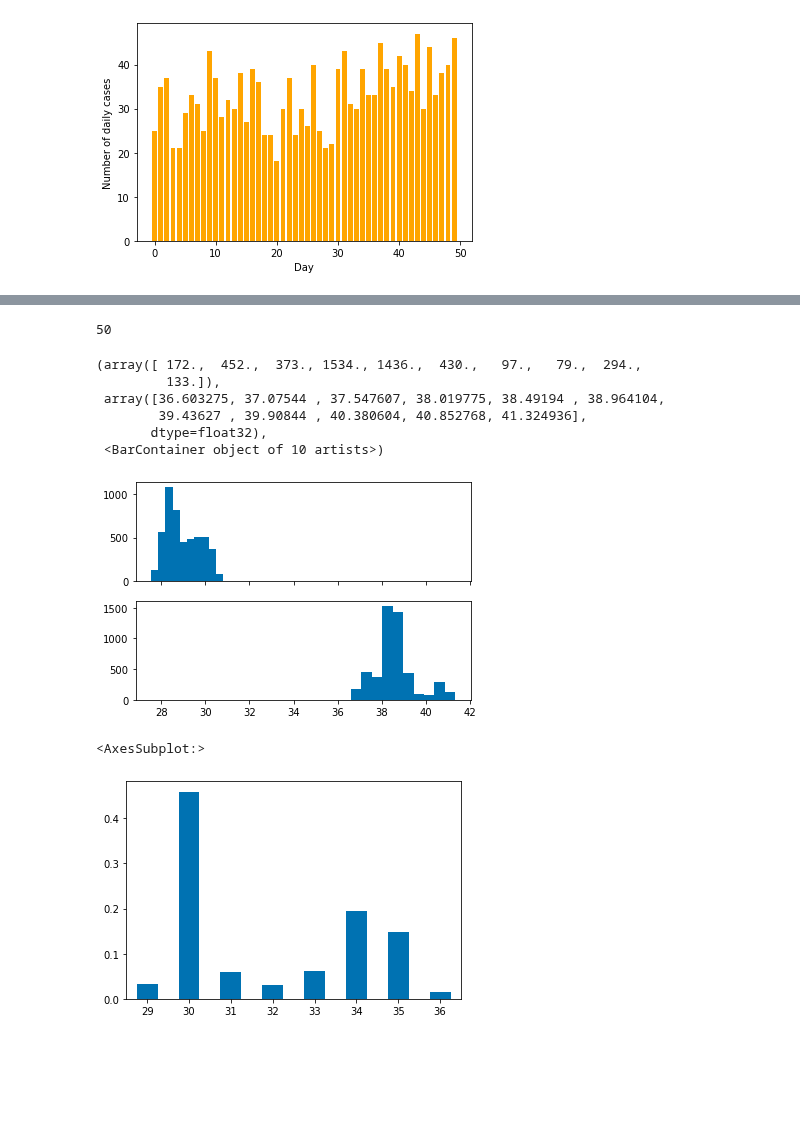
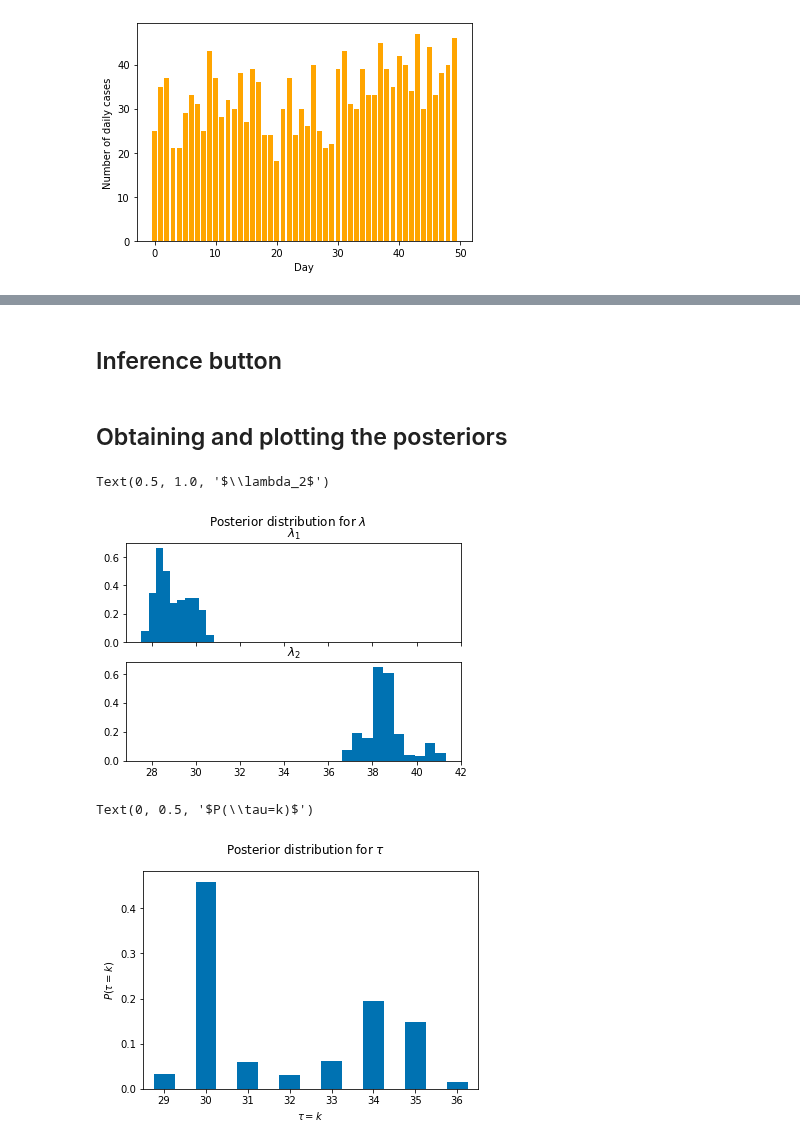
Before and after one commit to nipunbatra/blog-old, a Jupyter notebook: _notebooks/2021-08-20-Bayesian.ipynb, the cells around one changed output, grey strips where cells are left out. Saved outputs shown, nothing was run; the diff lists cells and outputs as text; code cells hidden in the pictures; blank space fills up the shorter version.

```diff
--- a/_notebooks/2021-08-20-Bayesian.ipynb
+++ b/_notebooks/2021-08-20-Bayesian.ipynb
@@ -164,14 +192,14 @@ def model(data):
 
     with pyro.plate("data", data.size(0)):
         pyro.sample("obs",dist.Poisson(lambda_), obs=data)
-# %%
-torch.tensor(data).size(0)
-# %% [output]
-50
+# %% [markdown]
+## Inference button
 # %%
 kernel = NUTS(model, jit_compile=True, ignore_jit_warnings=True, max_tree_depth=3)
 posterior = MCMC(kernel, num_samples=5000, warmup_steps=2000)
 posterior.run(torch.from_numpy(data));
+# %% [markdown]
+## Obtaining and plotting the posteriors
 # %%
 hmc_samples = {k: v.detach().cpu().numpy() for k, v in posterior.get_samples().items()}
 lambda_1_samples = hmc_samples['lambda_1']
@@ -179,18 +207,19 @@ lambda_2_samples = hmc_samples['lambda_2']
 tau_samples = (hmc_samples['tau'] * torch.from_numpy(data).size(0) + 1).astype(int)
 # %%
 fig, ax  = plt.subplots(nrows=2, sharex=True)
-ax[0].hist(lambda_1_samples)
-ax[1].hist(lambda_2_samples)
+ax[0].hist(lambda_1_samples, density=True)
+ax[1].hist(lambda_2_samples, density=True)
+plt.suptitle(r"Posterior distribution for $\lambda$")
+ax[0].set_title(r"$\lambda_1$")
+ax[1].set_title(r"$\lambda_2$")
 # %% [output]
-(array([ 172.,  452.,  373., 1534., 1436.,  430.,   97.,   79.,  294.,
-         133.]),
- array([36.603275, 37.07544 , 37.547607, 38.019775, 38.49194 , 38.964104,
-        39.43627 , 39.90844 , 40.380604, 40.852768, 41.324936],
-       dtype=float32),
- <BarContainer object of 10 artists>)
+Text(0.5, 1.0, '$\\lambda_2$')
-[figure, old version]
+[figure, new version]
 # %%
 (pd.Series(tau_samples).value_counts()/5000).sort_index().plot(kind='bar',rot=0)
+plt.suptitle(r"Posterior distribution for $\tau$")
+plt.xlabel(r"$\tau=k$")
+plt.ylabel(r"$P(\tau=k)$")
 # %% [output]
-<AxesSubplot:>
+Text(0, 0.5, '$P(\\tau=k)$')
-[figure, old version]
+[figure, new version]
```
Also changed, not shown: parts of 7 cells of this notebook, 2 other files.
